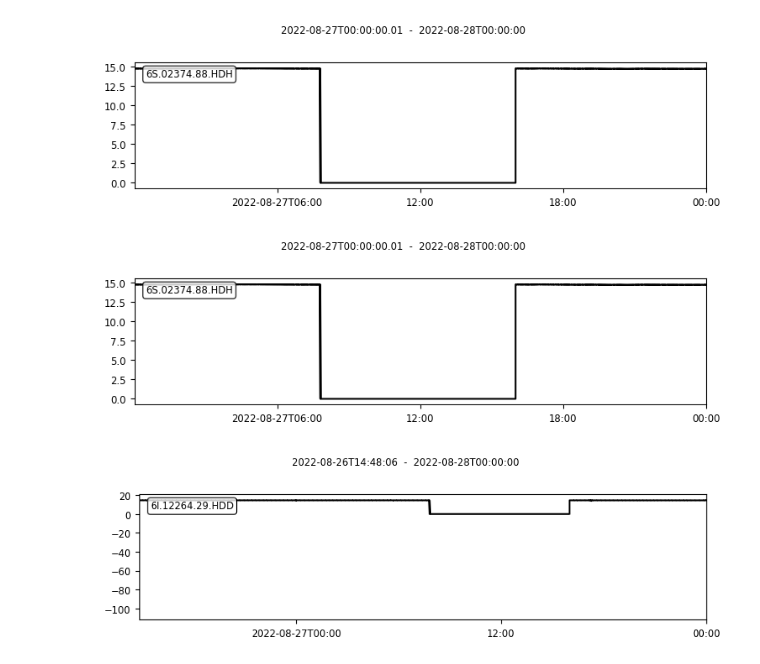
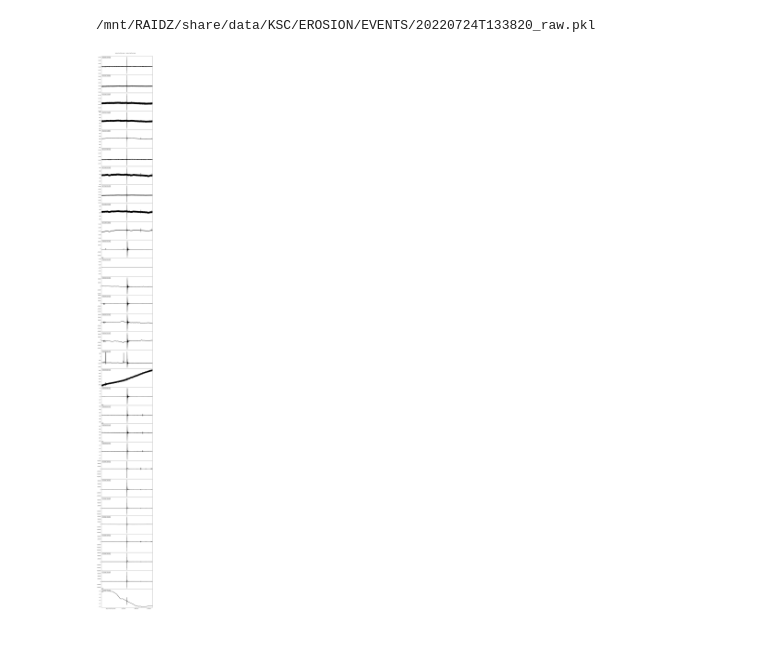
Before and after one commit to gthompson/kitchensinkGT, a Jupyter notebook: PROJECTS/ROCKETSEIS/launchpad_erosion/explore_wellmseed.ipynb, the cells around one changed output. Drawn from its saved outputs; the diff is of its cells as text; code cells hidden in the pictures.

```diff
--- a/PROJECTS/ROCKETSEIS/launchpad_erosion/explore_wellmseed.ipynb
+++ b/PROJECTS/ROCKETSEIS/launchpad_erosion/explore_wellmseed.ipynb
@@ -19,16 +1,17 @@ st.plot()
-# %%
-st = obspy.read('/shares/hal9000/RAIDZ/iceweb_products/SDS/2022/6S/02374/HDH.D/6S.02374.88.HDH.D.2022.239')
-st.plot()
-# %% [output]
-[figure, removed]
-[figure, removed]
-# %%
-st = obspy.read('/shares/hal9000/RAIDZ/iceweb_products/SDS/2022/6I/12264/HDD.D/6I.12264.29.HDD.D.2022.23?')
-st.plot();
-# %% [output]
-[figure, removed]
 # %%
 1. read SDS between two dates
 2. apply psi to feet correction
 3. plot all 6S on a single axes, and same for 6I
 4.
+# %%
+import obspy
+from tkinter import filedialog as fd
+DIR = '/home/thompsong/work/PROJECTS/KSC_EROSION/EVENTS'
+#DIR = '/home/thompsong/work/PROJECTS/KSC_EROSION/SDS/2022'
+file = fd.askopenfile(initialdir = DIR)
+print(file.name)
+st = obspy.read(file.name, format='PICKLE')
+st.plot(equal_scale=False);
+# %% [output]
+/mnt/RAIDZ/share/data/KSC/EROSION/EVENTS/20220724T133820_raw.pkl
+[figure, added]
```
Also changed, not shown: parts of 4 cells of this notebook, 20 other files.
